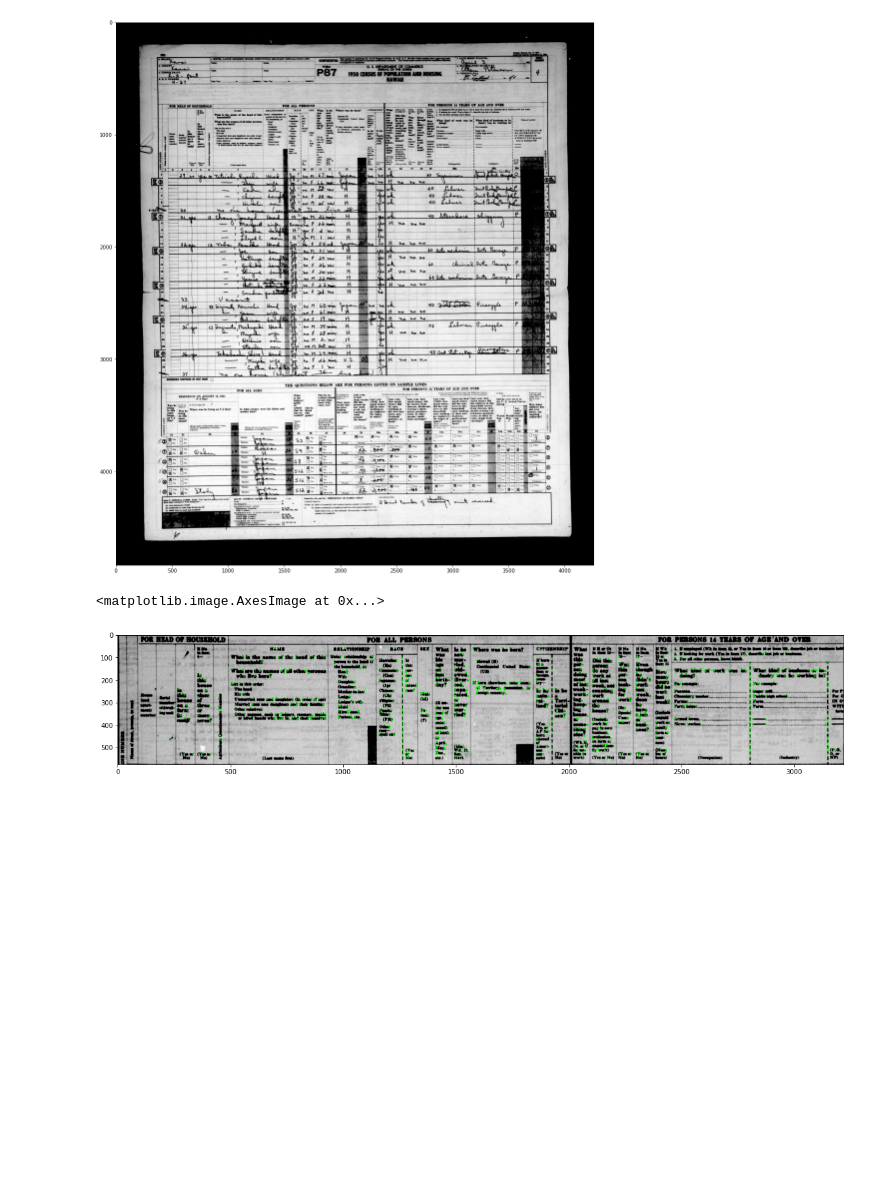
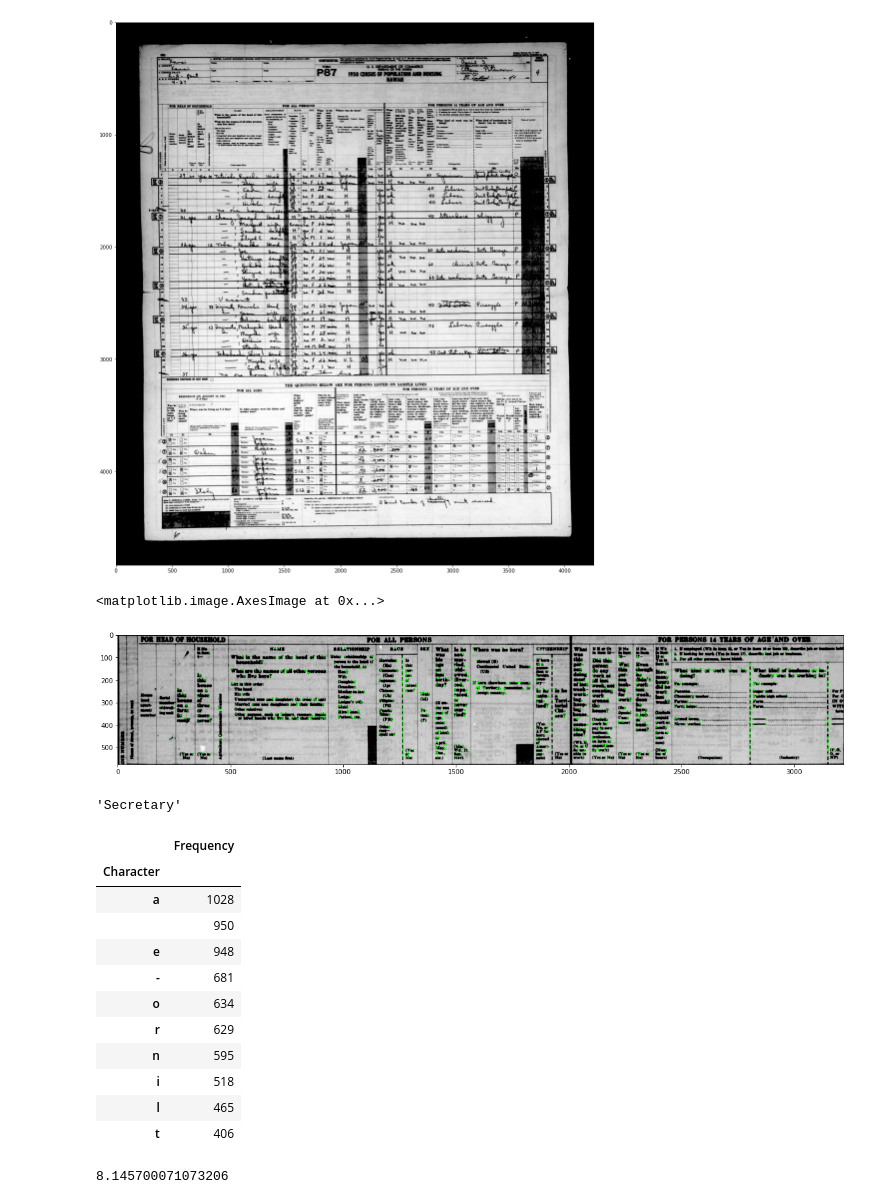
Before and after one commit to knambiar96/census-ocr, a Jupyter notebook: p10.1-working-on-out-of-set-data.ipynb, the cells around one changed output. Saved outputs shown, nothing was run; the diff lists cells and outputs as text; code cells hidden in the pictures; blank space fills up the shorter version.

```diff
--- a/p10.1-working-on-out-of-set-data.ipynb
+++ b/p10.1-working-on-out-of-set-data.ipynb
@@ -36,3 +39,35 @@ plt.imshow(kp_img)
 # %% [output]
 <matplotlib.image.AxesImage at 0x...>
 [figure]
+# %%
+with open('./labeltensor_shpad.pkl','rb') as ry:
+    lab_tensor_sh = pickle.load(ry)
+# %%
+charlist = 'ABCDEFGHIJKLMNOPQRSTUVWXYZabcdefghijklmnopqrstuvwxyz .,-+1234567890'
+# %%
+trues = [''.join([charlist[l-1] for l in lab if l>0]) for lab in lab_tensor_sh]
+# %%
+trues[0]
+# %% [output]
+'Secretary'
+# %%
+a = pd.DataFrame(Counter(''.join(trues)).most_common(), columns=['Character','Frequency'])
+# %%
+a.set_index('Character').head(10)
+# %% [output]
+|  | Frequency |
+| Character |  |
+| a | 1028 |
+|  | 950 |
+| e | 948 |
+| - | 681 |
+| o | 634 |
+| r | 629 |
+| n | 595 |
+| i | 518 |
+| l | 465 |
+| t | 406 |
+# %%
+np.mean([len(l) for l in trues])
+# %% [output]
+8.145700071073206
```
Also changed, not shown: parts of 1 cell of this notebook, 48 other files.
